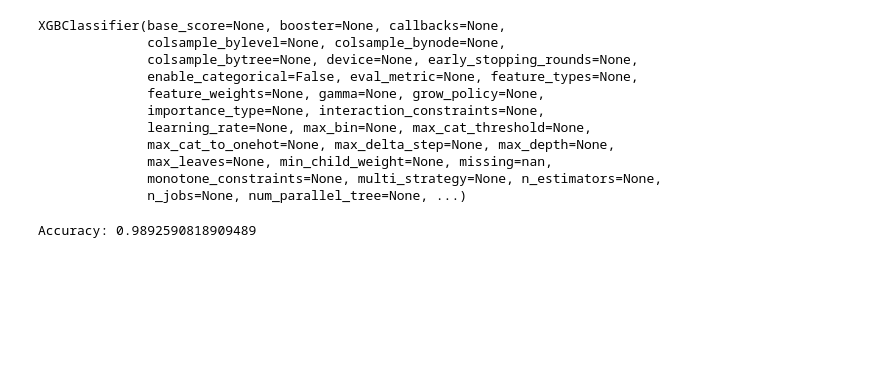
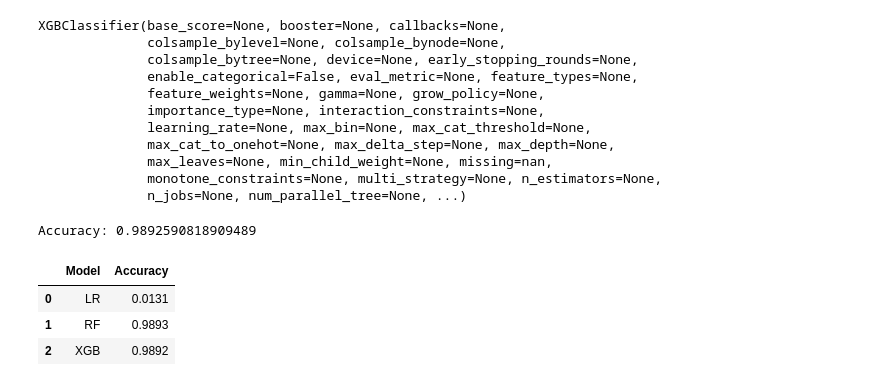
Before and after one commit to DRPatel75/Predictive-Modeling-and-Forecasting-for-Election-Outcomes, a Jupyter notebook: notebooks/election_prediciton.ipynb, the cells around one changed output. Drawn from its saved outputs; the diff is of its cells as text; code cells hidden in the pictures; blank space fills up the shorter version.

Commit message:
compare all models

```diff
--- a/notebooks/election_prediciton.ipynb
+++ b/notebooks/election_prediciton.ipynb
@@ -294,3 +294,18 @@ xgb_pred = xgb.predict(X_test)
 print("Accuracy:", accuracy_score(y_test, xgb_pred))
 # %% [output]
 Accuracy: 0.9892590818909489
+# %%
+models = ['LR', 'RF', 'XGB']
+accuracy = [0.0131, 0.9893, 0.9892]
+
+comparision = pd.DataFrame({
+    'Model': models,
+    'Accuracy': accuracy
+})
+
+comparision
+# %% [output]
+|  | Model | Accuracy |
+| 0 | LR | 0.0131 |
+| 1 | RF | 0.9893 |
+| 2 | XGB | 0.9892 |
```
